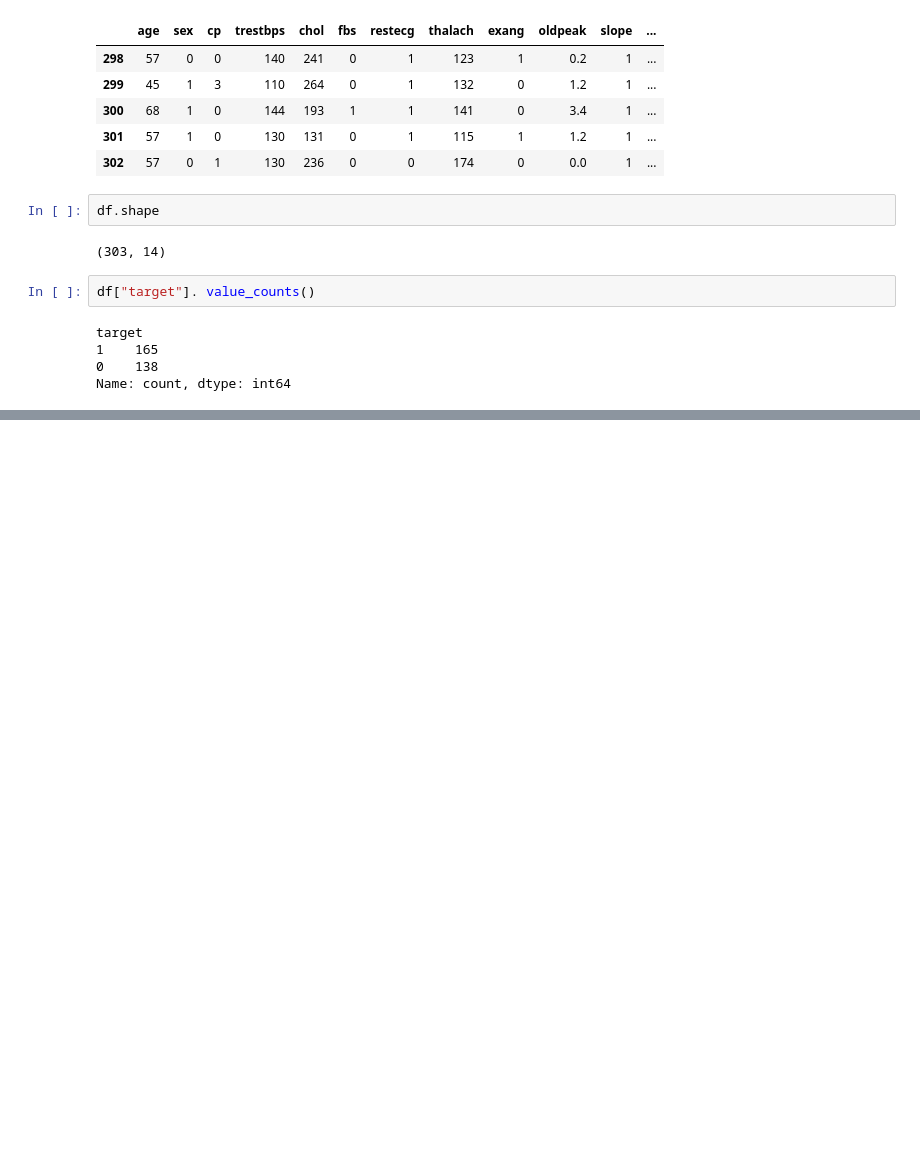
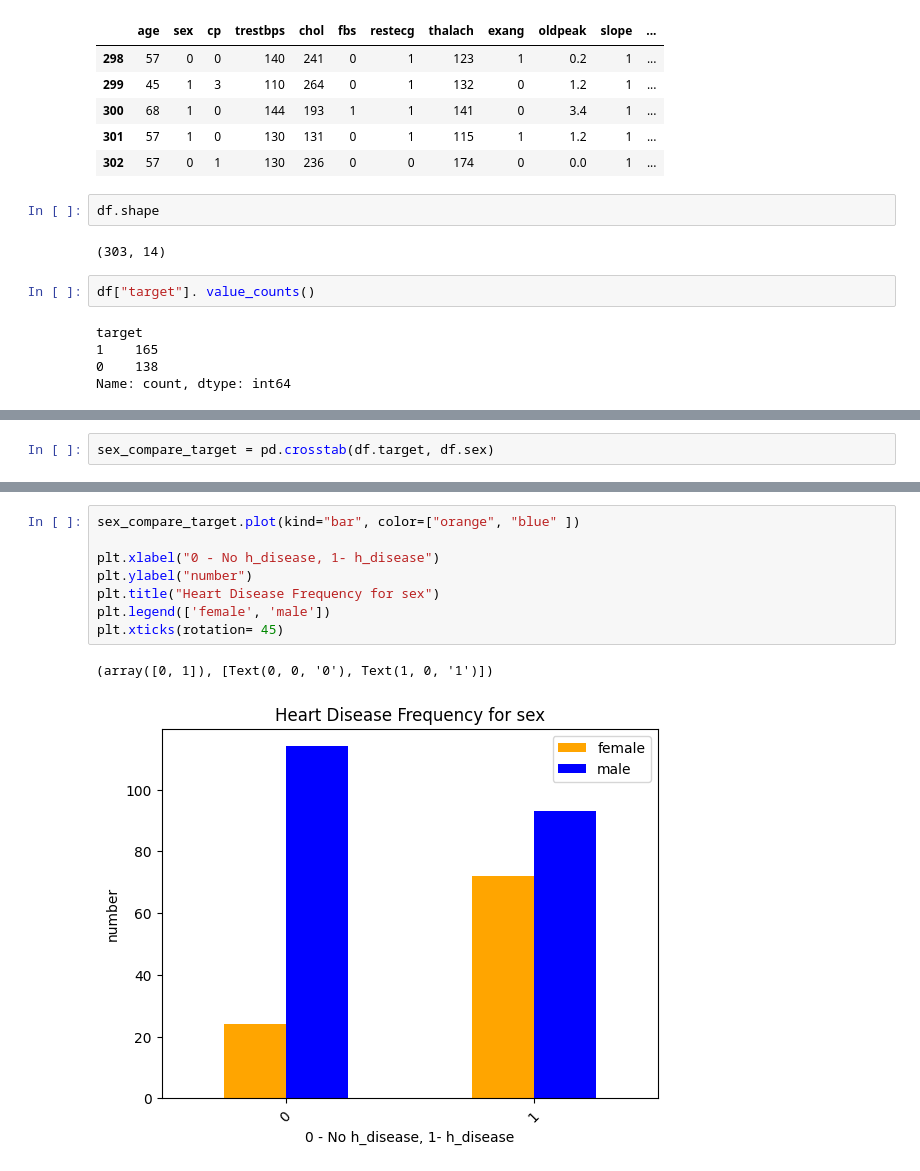
Before and after one commit to Augah2001/Heart-Disease-prediction, a Jupyter notebook: MILESTONE 1.ipynb, the cells around one changed output, grey strips where cells are left out. Saved outputs shown, nothing was run; the diff lists cells and outputs as text; blank space fills up the shorter version.

```diff
--- a/MILESTONE 1.ipynb
+++ b/MILESTONE 1.ipynb
@@ -68,0 +170,2 @@ Name: count, dtype: int64
+# %%
+sex_compare_target = pd.crosstab(df.target, df.sex)
@@ -68,0 +179,11 @@ Name: count, dtype: int64
+# %%
+sex_compare_target.plot(kind="bar", color=["orange", "blue" ])
+
+plt.xlabel("0 - No h_disease, 1- h_disease")
+plt.ylabel("number")
+plt.title("Heart Disease Frequency for sex")
+plt.legend(['female', 'male'])
+plt.xticks(rotation= 45)
+# %% [output]
+(array([0, 1]), [Text(0, 0, '0'), Text(1, 0, '1')])
+[figure, added]
```
Also changed, not shown: parts of 27 cells of this notebook, 1 other file.
